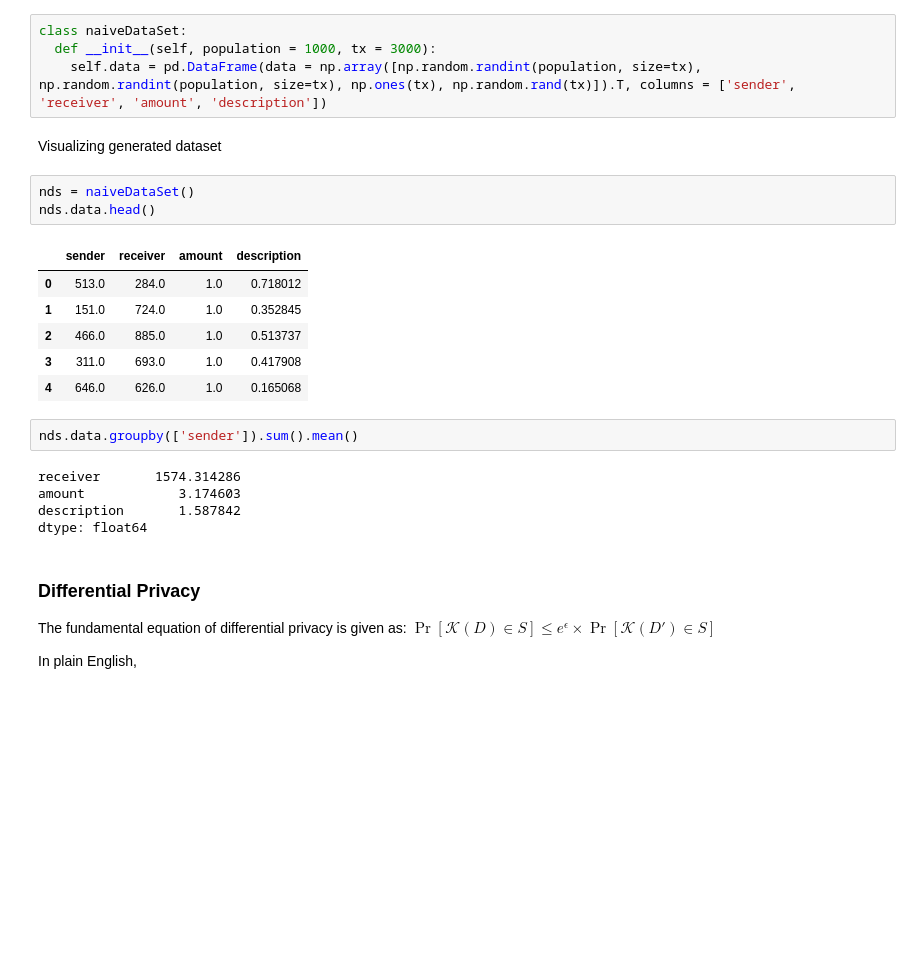
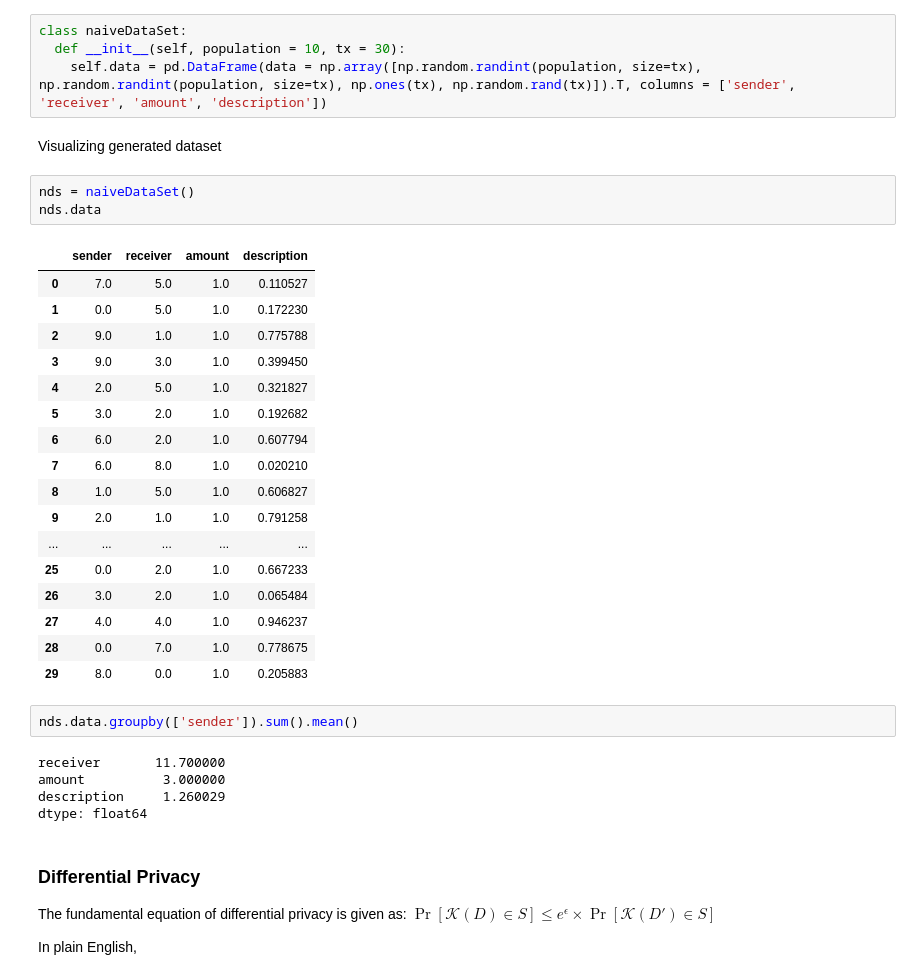
Before and after one commit to HanSeoulOh/mathproblems, a Jupyter notebook: privacyMath.ipynb, the cells around one changed output. Cells and saved outputs as stored; diff of their text form; blank space fills up the shorter version.

```diff
--- a/privacyMath.ipynb
+++ b/privacyMath.ipynb
@@ -42,26 +42,37 @@ array([[491, 790, 468, 850, 584, 875, 173, 193, 432, 955, 331, 914, 825,
         586, 253, 380, 670, 349, 335, 170, 442, 468]])
 # %%
 class naiveDataSet:
-  def __init__(self, population = 1000, tx = 3000):
+  def __init__(self, population = 10, tx = 30):
     self.data = pd.DataFrame(data = np.array([np.random.randint(population, size=tx), np.random.randint(population, size=tx), np.ones(tx), np.random.rand(tx)]).T, columns = ['sender', 'receiver', 'amount', 'description'])
 # %% [markdown]
 Visualizing generated dataset
 # %%
 nds = naiveDataSet()
-nds.data.head()
+nds.data
 # %% [output]
 |  | sender | receiver | amount | description |
-| 0 | 513.0 | 284.0 | 1.0 | 0.718012 |
-| 1 | 151.0 | 724.0 | 1.0 | 0.352845 |
-| 2 | 466.0 | 885.0 | 1.0 | 0.513737 |
-| 3 | 311.0 | 693.0 | 1.0 | 0.417908 |
-| 4 | 646.0 | 626.0 | 1.0 | 0.165068 |
+| 0 | 7.0 | 5.0 | 1.0 | 0.110527 |
+| 1 | 0.0 | 5.0 | 1.0 | 0.172230 |
+| 2 | 9.0 | 1.0 | 1.0 | 0.775788 |
+| 3 | 9.0 | 3.0 | 1.0 | 0.399450 |
+| 4 | 2.0 | 5.0 | 1.0 | 0.321827 |
+| 5 | 3.0 | 2.0 | 1.0 | 0.192682 |
+| 6 | 6.0 | 2.0 | 1.0 | 0.607794 |
+| 7 | 6.0 | 8.0 | 1.0 | 0.020210 |
+| 8 | 1.0 | 5.0 | 1.0 | 0.606827 |
+| 9 | 2.0 | 1.0 | 1.0 | 0.791258 |
+| ... | ... | ... | ... | ... |
+| 25 | 0.0 | 2.0 | 1.0 | 0.667233 |
+| 26 | 3.0 | 2.0 | 1.0 | 0.065484 |
+| 27 | 4.0 | 4.0 | 1.0 | 0.946237 |
+| 28 | 0.0 | 7.0 | 1.0 | 0.778675 |
+| 29 | 8.0 | 0.0 | 1.0 | 0.205883 |
 # %%
 nds.data.groupby(['sender']).sum().mean()
 # %% [output]
-receiver       1574.314286
-amount            3.174603
-description       1.587842
+receiver       11.700000
+amount          3.000000
+description     1.260029
 dtype: float64
 # %% [markdown]
 ### Differential Privacy
```
Also changed, not shown: parts of 9 cells of this notebook.
